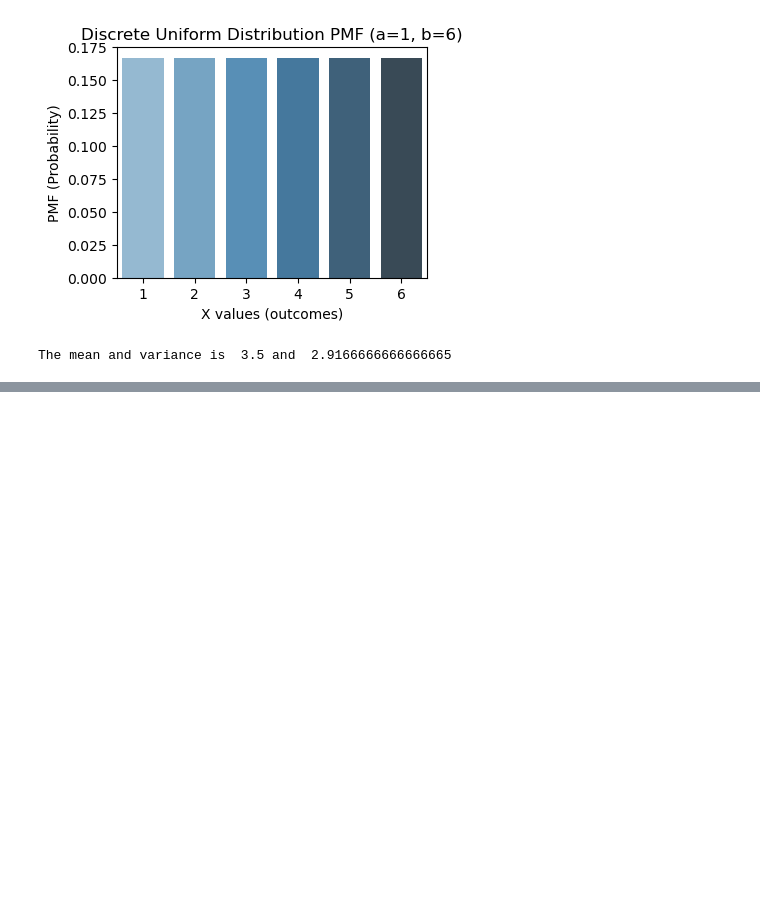
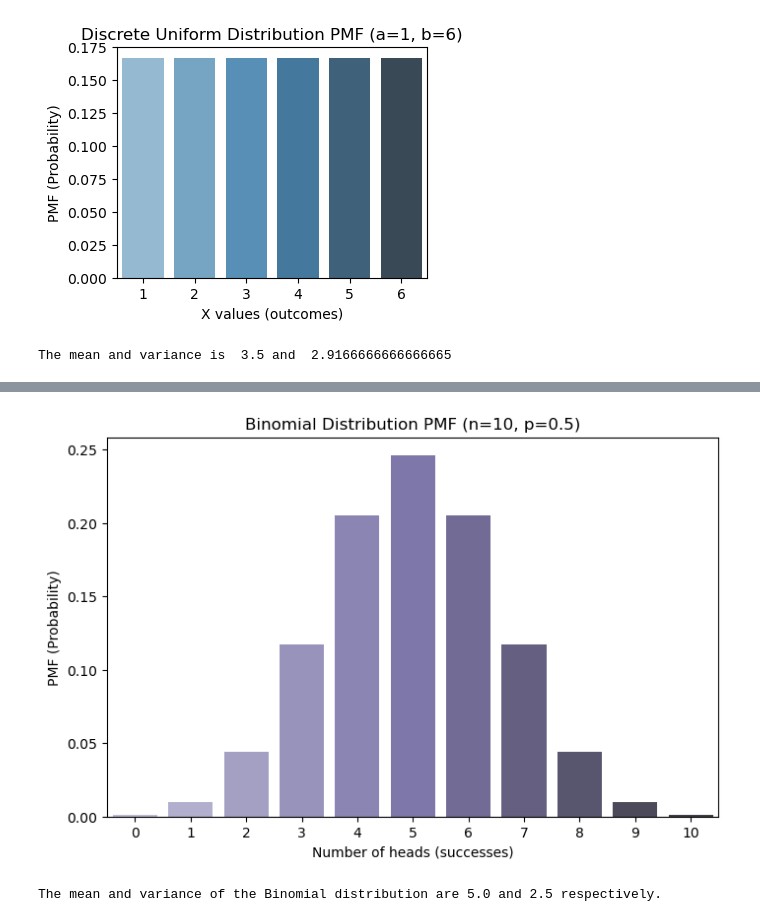
Before and after one commit to dusan-zdravkovic/Exam-P-Programs, a Jupyter notebook: discrete_distributions.ipynb, the cells around one changed output, grey strips where cells are left out. Cells and saved outputs as stored; diff of their text form; code cells hidden in the pictures; blank space fills up the shorter version.

```diff
--- a/discrete_distributions.ipynb
+++ b/discrete_distributions.ipynb
@@ -42,0 +73,28 @@ The mean and variance is  3.5 and  2.9166666666666665
+# %%
+from scipy.stats import binom
+# Parameters for the Binomial distribution
+n = 10  # Number of trials (e.g., 10 coin flips)
+p = 0.5  # Probability of heads (success)
+
+# Generate the possible outcomes (number of heads) from 0 to n
+x_values = np.arange(0, n + 1)
+
+# Calculate the PMF using scipy's binom
+pmf = binom.pmf(x_values, n, p)
+
+# Plot the PMF using seaborn
+plt.figure(figsize=(8, 5))
+sns.barplot(x=x_values, y=pmf, palette="Purples_d")
+plt.title(f"Binomial Distribution PMF (n={n}, p={p})")
+plt.xlabel("Number of heads (successes)")
+plt.ylabel("PMF (Probability)")
+plt.show()
+
+# Calculating the mean and variance for Binomial
+mean = n * p
+variance = n * p * (1 - p)
+
+print(f"The mean and variance of the Binomial distribution are {mean} and {variance} respectively.")
+# %% [output]
+[figure, added]
+The mean and variance of the Binomial distribution are 5.0 and 2.5 respectively.
```
Also changed, not shown: parts of 2 cells of this notebook.
